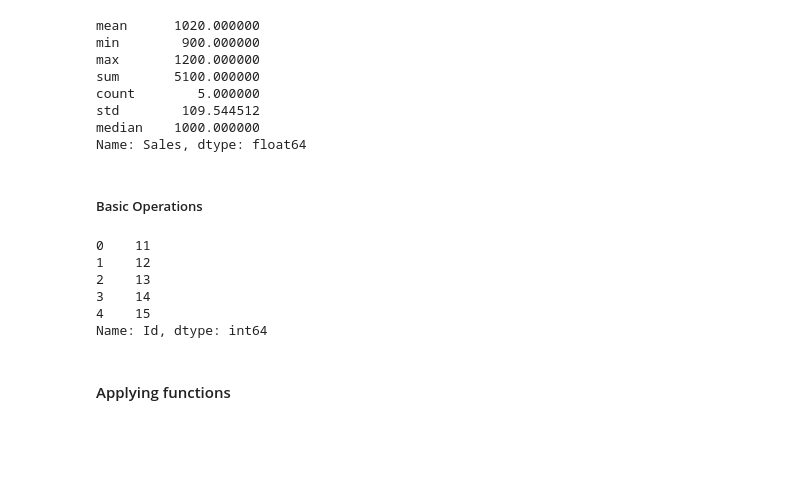
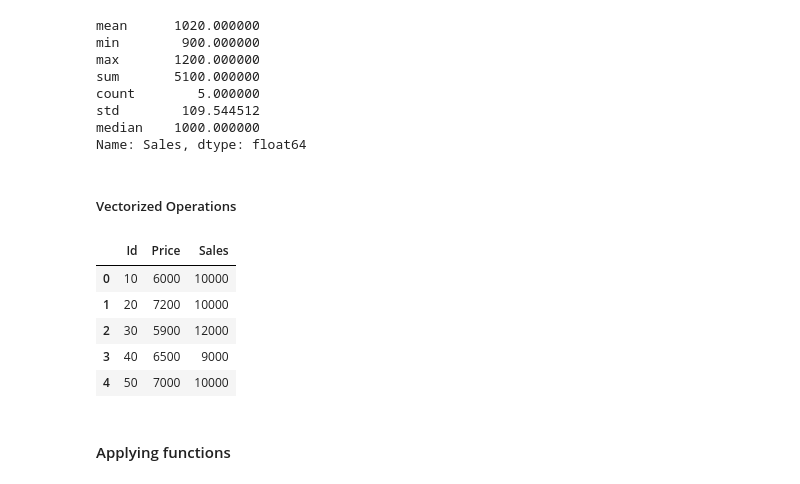
Before and after one commit to dhvanitsavani/Python-AI, a Jupyter notebook: Pandas/basics.ipynb, the cells around one changed output. Saved outputs shown, nothing was run; the diff lists cells and outputs as text; code cells hidden in the pictures; blank space fills up the shorter version.

Commit message:
Pandas Basics

```diff
--- a/Pandas/basics.ipynb
+++ b/Pandas/basics.ipynb
@@ -870,17 +989,17 @@ std        109.544512
 median    1000.000000
 Name: Sales, dtype: float64
 # %% [markdown]
-##### Basic Operations
+##### Vectorized Operations
 # %%
-df2 = df1['Id'] + 10
-df2
+# Every value will be multiplied by 10
+df1 * 10
 # %% [output]
-0    11
-1    12
-2    13
-3    14
-4    15
-Name: Id, dtype: int64
+|  | Id | Price | Sales |
+| 0 | 10 | 6000 | 10000 |
+| 1 | 20 | 7200 | 10000 |
+| 2 | 30 | 5900 | 12000 |
+| 3 | 40 | 6500 | 9000 |
+| 4 | 50 | 7000 | 10000 |
 # %% [markdown]
 #### Applying functions
 # %%
```
Also changed, not shown: parts of 62 cells of this notebook.
